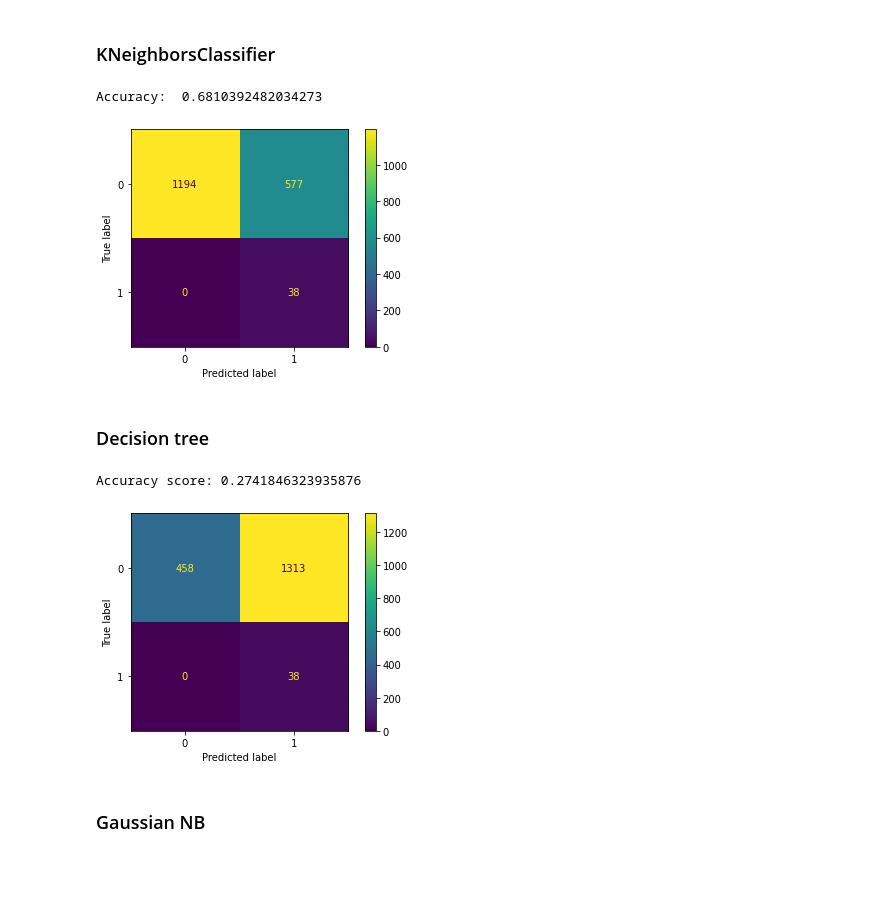
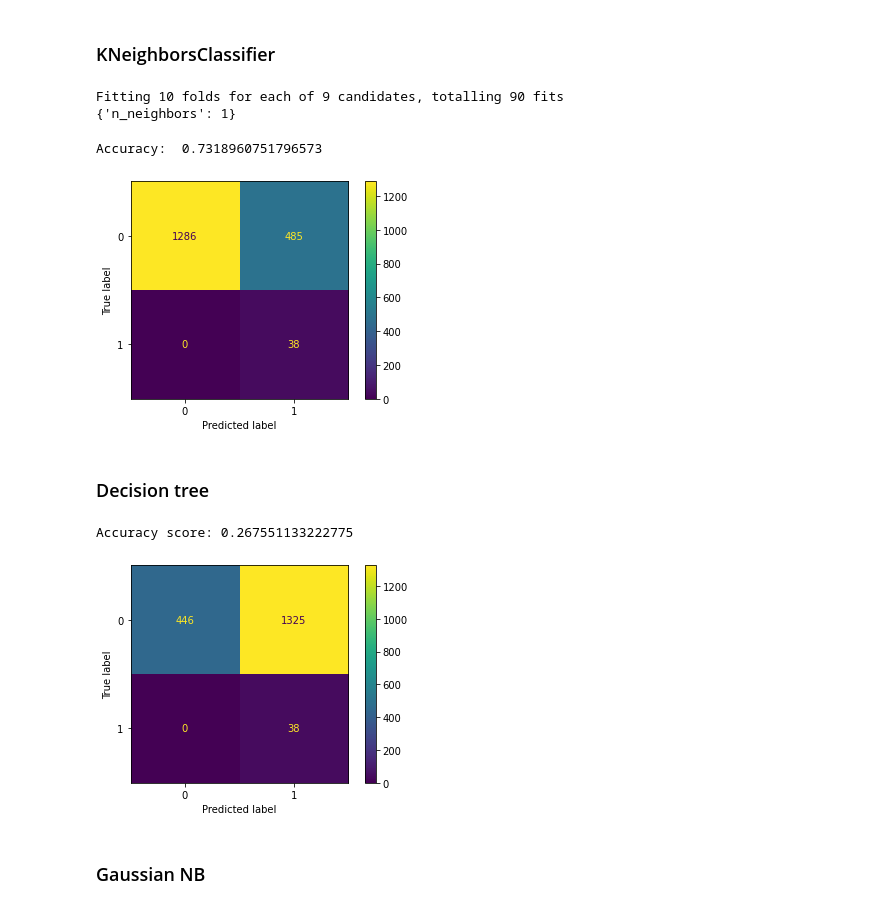
Before and after one commit to ruigomesbioinf/sib_dream_challenge, a Jupyter notebook: src/machine_learning.ipynb, the cells around one changed output. Drawn from its saved outputs; the diff is of its cells as text; code cells hidden in the pictures; blank space fills up the shorter version.

Commit message:
[ADD] ensemble models

```diff
--- a/src/machine_learning.ipynb
+++ b/src/machine_learning.ipynb
@@ -221,7 +246,7 @@ Accuracy: 0.70 (+/- 0.05)
 # %%
 from sklearn.linear_model import Ridge
 
-ridge = Ridge(alpha=0.1, max_iter=2000)
+ridge = Ridge(alpha = 1e-05, fit_intercept = True, solver = 'sag', max_iter=2000)
 ridge.fit(X_train, y_train)
 
 ridge_pred = ridge.predict(X_test)
@@ -237,30 +262,51 @@ PECC (accuracy): 0.6014372581536761
 [figure]
 # %% [markdown]
 ### KNeighborsClassifier
+# %%
+from sklearn.neighbors import KNeighborsClassifier
+from sklearn.model_selection import GridSearchCV
+
+# Initialize the model
+clf = KNeighborsClassifier()
+
+k_range = list(range(1, 10))
+param_grid = dict(n_neighbors=k_range)
+
+# defining parameter range
+grid = GridSearchCV(clf, param_grid, cv=10, scoring='accuracy', return_train_score=False,verbose=1)
+
+# fitting the model for grid search
+grid_search=grid.fit(X_train, y_train)
+
+print(grid_search.best_params_)
+accuracy = grid_search.best_score_ *100
+# %% [output]
+Fitting 10 folds for each of 9 candidates, totalling 90 fits
+{'n_neighbors': 1}
 # %%
-from sklearn.neighbors import KNeighborsClassifier
+best_k = grid_search.best_params_
 
-# Initialize the model
-clf = KNeighborsClassifier(n_neighbors=5)
+# initialize model
+clf = KNeighborsClassifier(n_neighbors= best_k["n_neighbors"])
 
 # Fit the model to the training data
 clf.fit(X_train, y_train)
 
 # Make predictions on the test data
 y_pred = clf.predict(X_test)
 
 # Evaluate the model's performance
 accuracy = clf.score(X_test, y_test)
 print("Accuracy: ", accuracy)
 
 # plotting the confusion matrix
 cm_kn = confusion_matrix(y_test, y_pred)
 disp_kn = ConfusionMatrixDisplay(confusion_matrix=cm_kn)
 disp_kn.plot()
 plt.show()
 # %% [output]
-Accuracy:  0.6810392482034273
+Accuracy:  0.7318960751796573
-[figure, old version]
+[figure, new version]
 # %% [markdown]
 ### Decision tree
 # %%
@@ -288,7 +334,7 @@ disp_tree = ConfusionMatrixDisplay(confusion_matrix=cm_tree, display_labels=clf.
 disp_tree.plot()
 plt.show()
 # %% [output]
-Accuracy score: 0.2741846323935876
+Accuracy score: 0.267551133222775
 [figure]
 # %% [markdown]
 ### Gaussian NB
```
Also changed, not shown: parts of 12 cells of this notebook.
